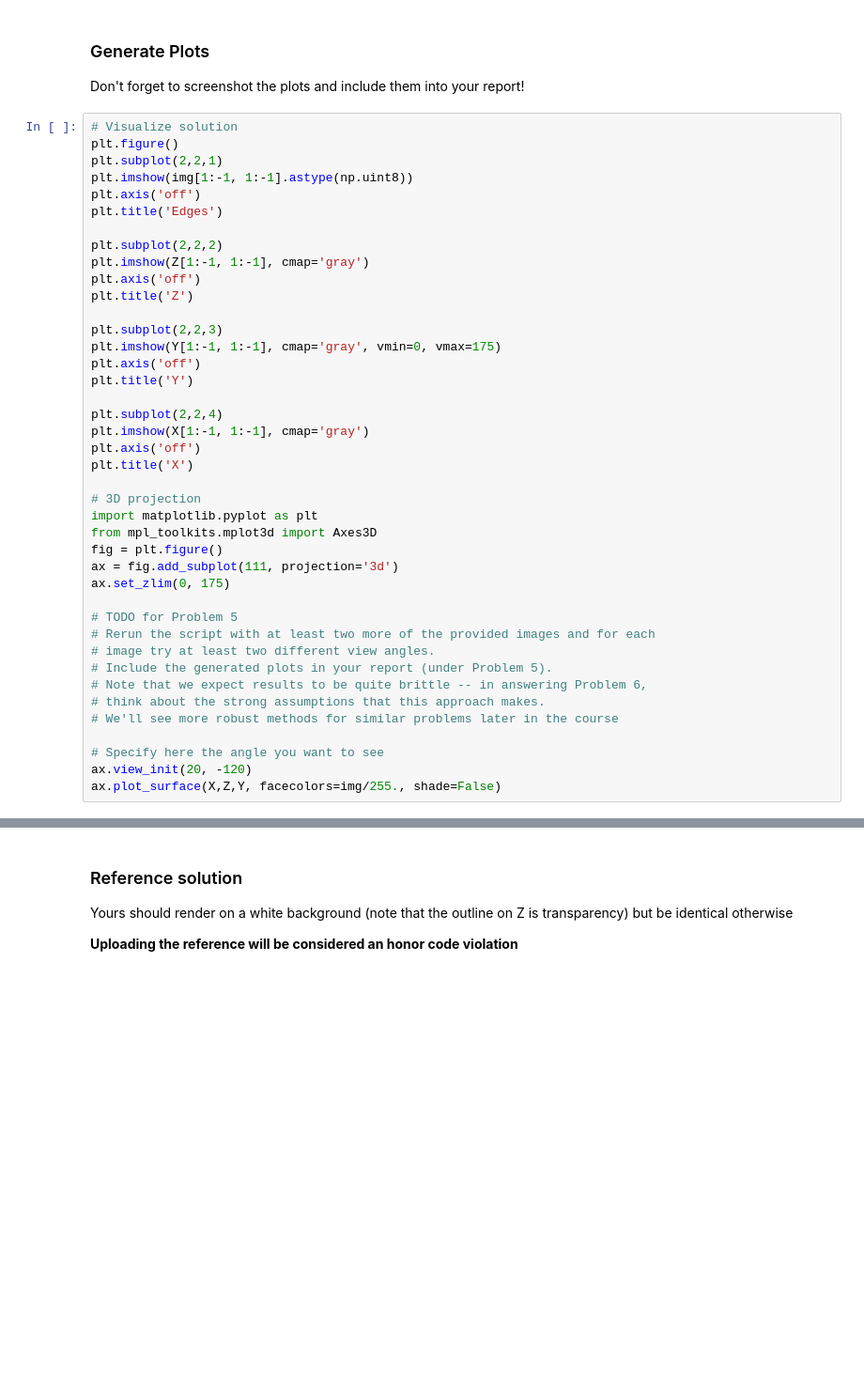
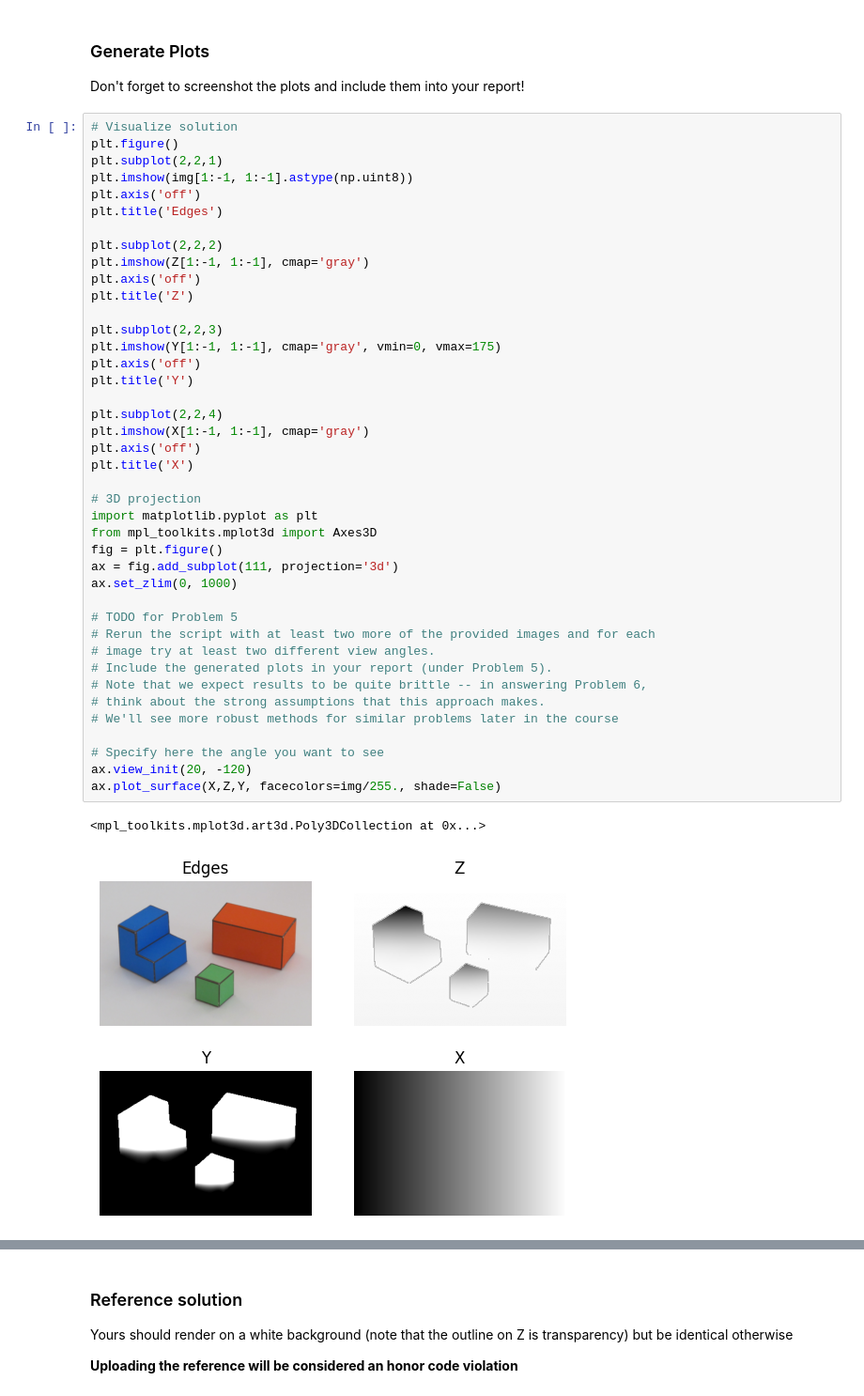
Before and after one commit to MariaChrysafis/Schoolwork, a Jupyter notebook: 6.S058/pset1/pset1_2025.ipynb, the cells around one changed output, grey strips where cells are left out. Shown: that part at 94% size. Cells and saved outputs as stored; diff of their text form; blank space fills up the shorter version.

```diff
--- a/6.S058/pset1/pset1_2025.ipynb
+++ b/6.S058/pset1/pset1_2025.ipynb
@@ -360,31 +387,34 @@ plt.imshow(Z[1:-1, 1:-1], cmap='gray')
 plt.axis('off')
 plt.title('Z')
 
 plt.subplot(2,2,3)
 plt.imshow(Y[1:-1, 1:-1], cmap='gray', vmin=0, vmax=175)
 plt.axis('off')
 plt.title('Y')
 
 plt.subplot(2,2,4)
 plt.imshow(X[1:-1, 1:-1], cmap='gray')
 plt.axis('off')
 plt.title('X')
 
 # 3D projection
 import matplotlib.pyplot as plt
 from mpl_toolkits.mplot3d import Axes3D
 fig = plt.figure()
 ax = fig.add_subplot(111, projection='3d')
-ax.set_zlim(0, 175)
+ax.set_zlim(0, 1000)
 
 # TODO for Problem 5
 # Rerun the script with at least two more of the provided images and for each
 # image try at least two different view angles.
 # Include the generated plots in your report (under Problem 5).
 # Note that we expect results to be quite brittle -- in answering Problem 6,
 # think about the strong assumptions that this approach makes.
 # We'll see more robust methods for similar problems later in the course
 
 # Specify here the angle you want to see
 ax.view_init(20, -120)
 ax.plot_surface(X,Z,Y, facecolors=img/255., shade=False)
+# %% [output]
+<mpl_toolkits.mplot3d.art3d.Poly3DCollection at 0x...>
+[figure, added]
```
Also changed, not shown: parts of 5 cells of this notebook.
